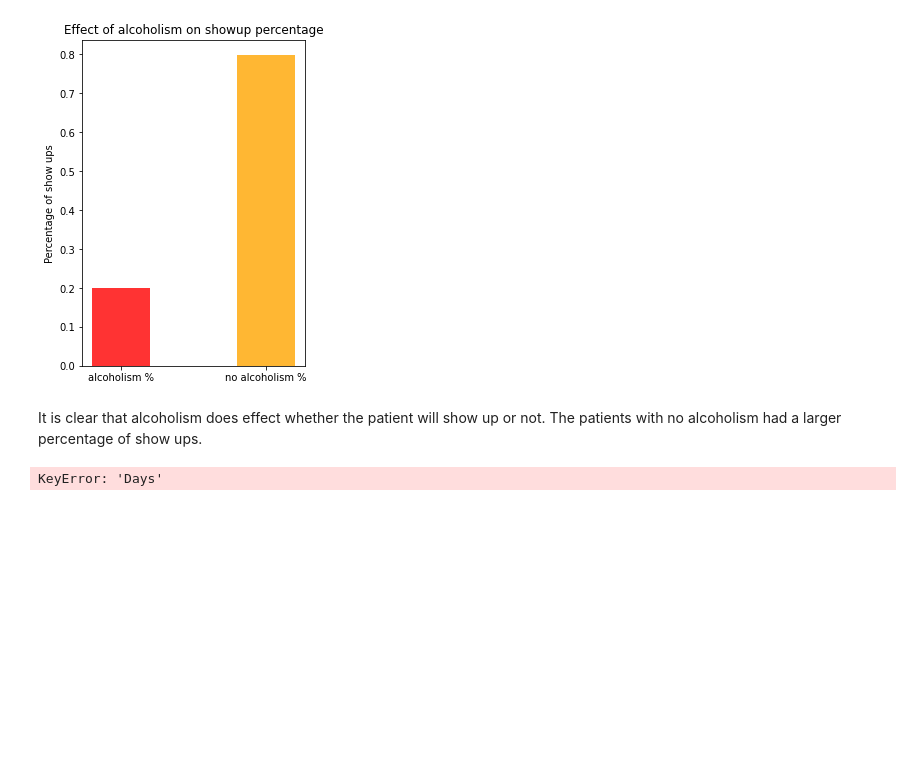
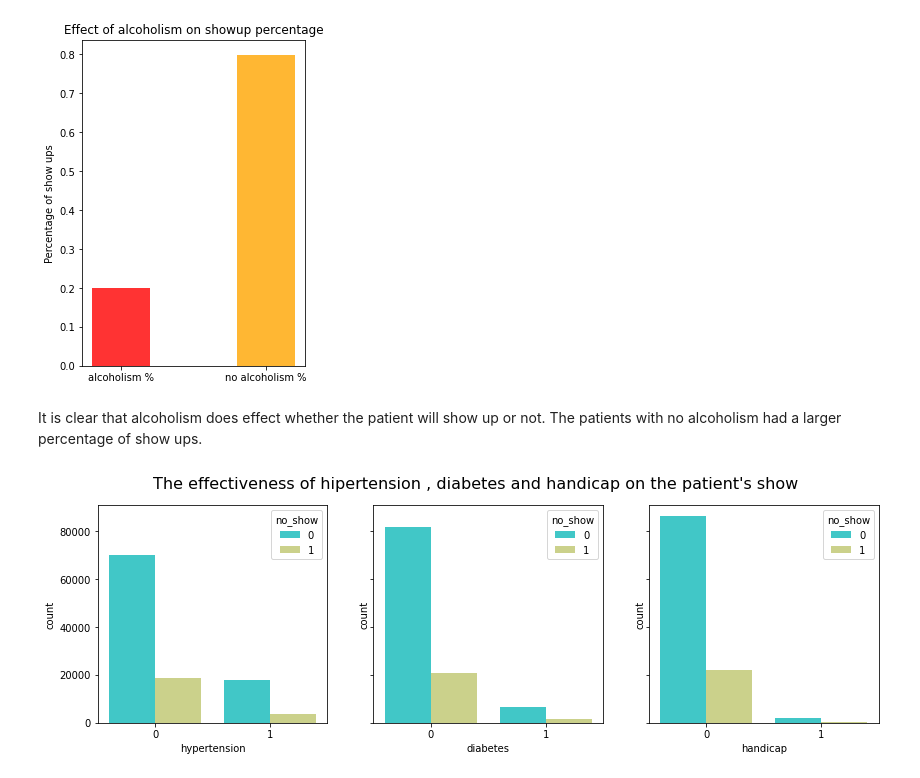
Before and after one commit to ijaz-hussain/ACIT-4880-Project-2, a Jupyter notebook: exporatory_data_analysis.ipynb, the cells around one changed output. Cells and saved outputs as stored; diff of their text form; code cells hidden in the pictures; blank space fills up the shorter version.

```diff
--- a/exporatory_data_analysis.ipynb
+++ b/exporatory_data_analysis.ipynb
@@ -99,7 +99,14 @@ plt.title('Effect of alcoholism on showup percentage');
 [figure]
 # %% [markdown]
 It is clear that alcoholism does effect whether the patient will show up or not. The patients with no alcoholism had a larger percentage of show ups.
-# %%
-df[df['Days']==0]['No-show'].value_counts()
-# %% [output]
-KeyError: 'Days'
+# %%
+import seaborn as sns
+fig, (ax1, ax2, ax3) = plt.subplots(ncols=3, sharey=True)
+sns.countplot(x='hypertension', data=df, hue='no_show', ax=ax1, palette='rainbow')
+sns.countplot(x='diabetes', data=df, hue='no_show', ax=ax2, palette='rainbow')
+sns.countplot(x='handicap', data=df, hue='no_show', ax=ax3, palette='rainbow')
+fig.set_figwidth(14)
+fig.set_figheight(4)
+fig.suptitle("The effectiveness of hipertension , diabetes and handicap on the patient's show", fontsize=16);
+# %% [output]
+[figure, added]
```
Also changed, not shown: parts of 2 cells of this notebook, 1 other file.
